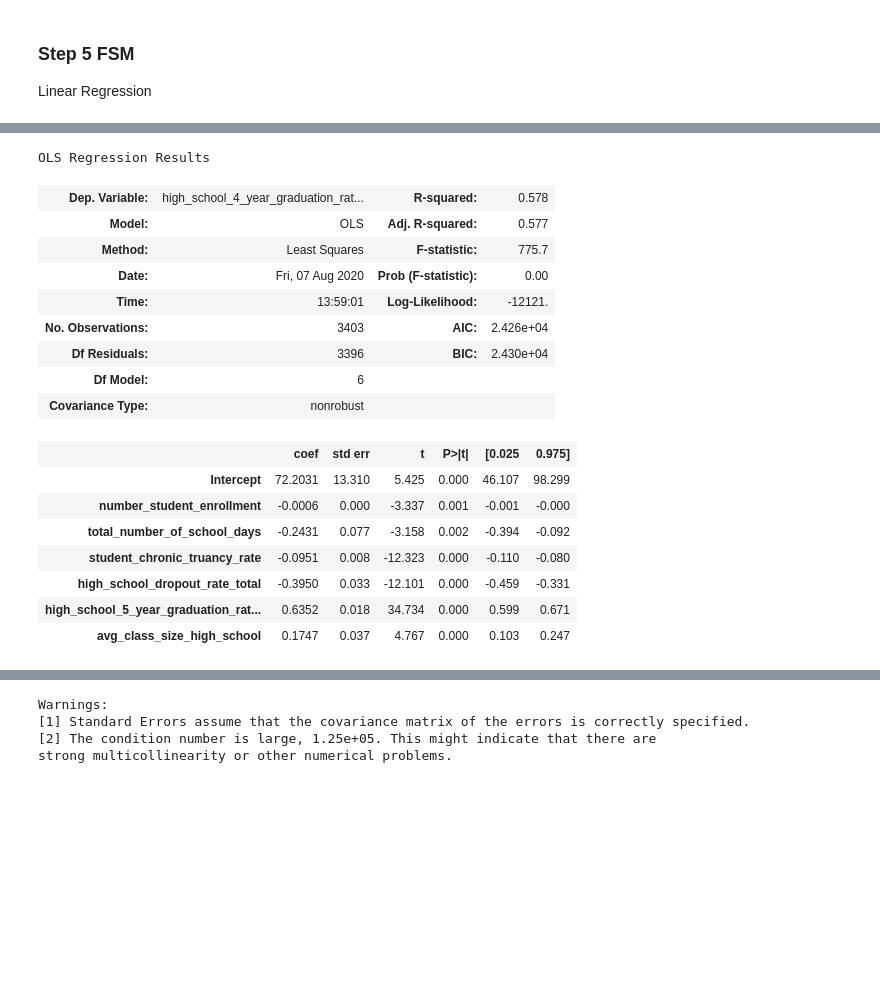
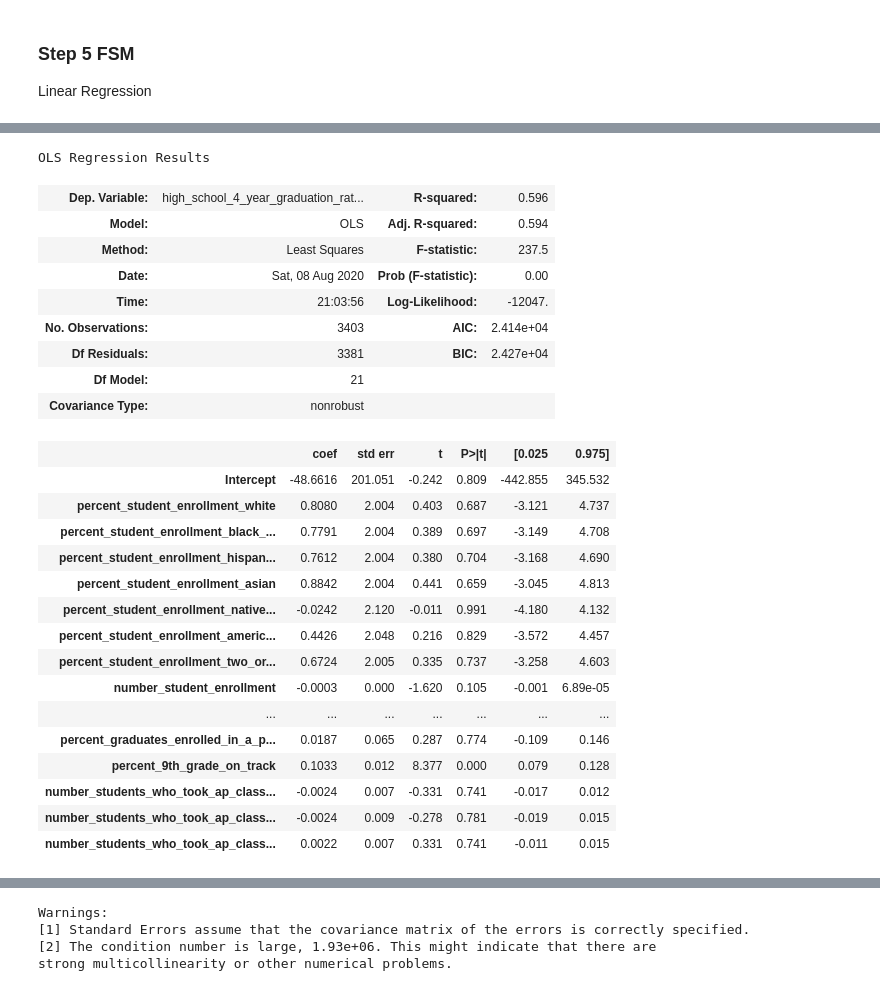
Before and after one commit to dannmorr/predicting-ibse-graduation-rate, a Jupyter notebook: notebooks/exploratory/02_eda_new_matrix.ipynb, the cells around one changed output, grey strips where cells are left out. Saved outputs shown, nothing was run; the diff lists cells and outputs as text; code cells hidden in the pictures; blank space fills up the shorter version.

```diff
--- a/notebooks/exploratory/02_eda_new_matrix.ipynb
+++ b/notebooks/exploratory/02_eda_new_matrix.ipynb
@@ -619,17 +1022,0 @@ Several of these need to be changed to floats
-# %%
-merged_df['total_number_of_school_days']= pd.to_numeric(merged_df['total_number_of_school_days'],downcast='float', errors='coerce')
-merged_df['student_chronic_truancy_rate']= pd.to_numeric(merged_df['student_chronic_truancy_rate'],downcast='float', errors='coerce')
-merged_df['high_school_dropout_rate_total']= pd.to_numeric(merged_df['high_school_dropout_rate_total'],downcast='float', errors='coerce')
-merged_df['high_school_4_year_graduation_rate_total']= pd.to_numeric(merged_df['high_school_4_year_graduation_rate_total'],downcast='float', errors='coerce')
-merged_df['high_school_5_year_graduation_rate_total']= pd.to_numeric(merged_df['high_school_5_year_graduation_rate_total'],downcast='float', errors='coerce')
-merged_df['avg_class_size_high_school']= pd.to_numeric(merged_df['avg_class_size_high_school'],downcast='float', errors='coerce')
-merged_df['pupil_teacher_ratio_high_school']= pd.to_numeric(merged_df['pupil_teacher_ratio_high_school'],downcast='float', errors='coerce')
-merged_df['teacher_avg_salary']= pd.to_numeric(merged_df['teacher_avg_salary'],downcast='float', errors='coerce')
-merged_df['teacher_retention_rate']= pd.to_numeric(merged_df['teacher_retention_rate'],downcast='float', errors='coerce')
-merged_df['principal_turnover_within_6_years']= pd.to_numeric(merged_df['principal_turnover_within_6_years'],downcast='float', errors='coerce')
-merged_df['percent_graduates_enrolled_in_a_postsecondary_institution_within_16_months']= pd.to_numeric(merged_df['percent_graduates_enrolled_in_a_postsecondary_institution_within_16_months'],downcast='float', errors='coerce')
-merged_df['percent_graduates_enrolled_in_a_postsecondary_institution_within_12_months']= pd.to_numeric(merged_df['percent_graduates_enrolled_in_a_postsecondary_institution_within_12_months'],downcast='float', errors='coerce')
-merged_df['percent_9th_grade_on_track']= pd.to_numeric(merged_df['percent_9th_grade_on_track'],downcast='float', errors='coerce')
-merged_df['number_students_who_took_ap_classes_grade_10_total']= pd.to_numeric(merged_df['number_students_who_took_ap_classes_grade_10_total'],downcast='float', errors='coerce')
-merged_df['number_students_who_took_ap_classes_grade_11_total']= pd.to_numeric(merged_df['number_students_who_took_ap_classes_grade_11_total'],downcast='float', errors='coerce')
-merged_df['number_students_who_took_ap_classes_grade_12_total']= pd.to_numeric(merged_df['number_students_who_took_ap_classes_grade_12_total'],downcast='float', errors='coerce')
@@ -718,2 +1078,2 @@ dtype: int64
 # %%
-num_features = num_features.drop(['teacher_avg_salary'], axis=1)
+merged_df = merged_df.drop(['teacher_avg_salary', 'principal_turnover_within_6_years'], axis=1)
@@ -737 +1082,17 @@ num_features.high_school_4_year_graduation_rate_total.fillna(num_features.high_s
+# %%
+nans = merged_df.loc[:, ('high_school_dropout_rate_total',
+        'high_school_4_year_graduation_rate_total',
+        'high_school_5_year_graduation_rate_total',
+        'avg_class_size_high_school',
+        'pupil_teacher_ratio_high_school',
+        'percent_graduates_enrolled_in_a_postsecondary_institution_within_16_months',
+        'percent_graduates_enrolled_in_a_postsecondary_institution_within_12_months',
+        'percent_9th_grade_on_track',
+        'teacher_retention_rate',
+        'number_students_who_took_ap_classes_grade_10_total',
+        'number_students_who_took_ap_classes_grade_11_total',
+        'number_students_who_took_ap_classes_grade_12_total')]
+
+for nan in nans:
+    merged_df[nan].fillna(merged_df[nan].mean(), inplace=True)
 # %%
@@ -814,3 +1140,5 @@ Name: high_school_4_year_graduation_rate_total, dtype: float64
+# %%
+num_features = merged_df.select_dtypes(['float64', 'int64'])
 # %%
 num_features.corr()['high_school_4_year_graduation_rate_total']
 # %% [output]
@@ -1011,26 +1258,34 @@ array([0.50760721, 0.55990322, 0.62449543])
 # %%
 outcome = 'high_school_4_year_graduation_rate_total'
-predictors = num_sm_features.drop('high_school_4_year_graduation_rate_total', axis=1)
+predictors = num_features.drop('high_school_4_year_graduation_rate_total', axis=1)
 pred_sum = '+'.join(predictors.columns)
 formula = outcome + '~' + pred_sum
 model = ols(formula=formula, data=num_features).fit()
 model.summary()
 # %% [output]
 OLS Regression Results
-| Dep. Variable: | high_school_4_year_graduation_rat... | R-squared: | 0.578 |
-| Model: | OLS | Adj. R-squared: | 0.577 |
-| Method: | Least Squares | F-statistic: | 775.7 |
-| Date: | Fri, 07 Aug 2020 | Prob (F-statistic): | 0.00 |
-| Time: | 13:59:01 | Log-Likelihood: | -12121. |
-| No. Observations: | 3403 | AIC: | 2.426e+04 |
-| Df Residuals: | 3396 | BIC: | 2.430e+04 |
-| Df Model: | 6 |  |  |
+| Dep. Variable: | high_school_4_year_graduation_rat... | R-squared: | 0.596 |
+| Model: | OLS | Adj. R-squared: | 0.594 |
+| Method: | Least Squares | F-statistic: | 237.5 |
+| Date: | Sat, 08 Aug 2020 | Prob (F-statistic): | 0.00 |
+| Time: | 21:03:56 | Log-Likelihood: | -12047. |
+| No. Observations: | 3403 | AIC: | 2.414e+04 |
+| Df Residuals: | 3381 | BIC: | 2.427e+04 |
+| Df Model: | 21 |  |  |
 | Covariance Type: | nonrobust |  |  |
 |  | coef | std err | t | P>|t| | [0.025 | 0.975] |
-| Intercept | 72.2031 | 13.310 | 5.425 | 0.000 | 46.107 | 98.299 |
-| number_student_enrollment | -0.0006 | 0.000 | -3.337 | 0.001 | -0.001 | -0.000 |
-| total_number_of_school_days | -0.2431 | 0.077 | -3.158 | 0.002 | -0.394 | -0.092 |
-| student_chronic_truancy_rate | -0.0951 | 0.008 | -12.323 | 0.000 | -0.110 | -0.080 |
-| high_school_dropout_rate_total | -0.3950 | 0.033 | -12.101 | 0.000 | -0.459 | -0.331 |
-| high_school_5_year_graduation_rat... | 0.6352 | 0.018 | 34.734 | 0.000 | 0.599 | 0.671 |
-| avg_class_size_high_school | 0.1747 | 0.037 | 4.767 | 0.000 | 0.103 | 0.247 |
+| Intercept | -48.6616 | 201.051 | -0.242 | 0.809 | -442.855 | 345.532 |
+| percent_student_enrollment_white | 0.8080 | 2.004 | 0.403 | 0.687 | -3.121 | 4.737 |
+| percent_student_enrollment_black_... | 0.7791 | 2.004 | 0.389 | 0.697 | -3.149 | 4.708 |
+| percent_student_enrollment_hispan... | 0.7612 | 2.004 | 0.380 | 0.704 | -3.168 | 4.690 |
+| percent_student_enrollment_asian | 0.8842 | 2.004 | 0.441 | 0.659 | -3.045 | 4.813 |
+| percent_student_enrollment_native... | -0.0242 | 2.120 | -0.011 | 0.991 | -4.180 | 4.132 |
+| percent_student_enrollment_americ... | 0.4426 | 2.048 | 0.216 | 0.829 | -3.572 | 4.457 |
+| percent_student_enrollment_two_or... | 0.6724 | 2.005 | 0.335 | 0.737 | -3.258 | 4.603 |
+| number_student_enrollment | -0.0003 | 0.000 | -1.620 | 0.105 | -0.001 | 6.89e-05 |
+| ... | ... | ... | ... | ... | ... | ... |
+| percent_graduates_enrolled_in_a_p... | 0.0187 | 0.065 | 0.287 | 0.774 | -0.109 | 0.146 |
+| percent_9th_grade_on_track | 0.1033 | 0.012 | 8.377 | 0.000 | 0.079 | 0.128 |
+| number_students_who_took_ap_class... | -0.0024 | 0.007 | -0.331 | 0.741 | -0.017 | 0.012 |
+| number_students_who_took_ap_class... | -0.0024 | 0.009 | -0.278 | 0.781 | -0.019 | 0.015 |
+| number_students_who_took_ap_class... | 0.0022 | 0.007 | 0.331 | 0.741 | -0.011 | 0.015 |
@@ -1041,6 +1296,6 @@ OLS Regression Results
 Warnings:
 [1] Standard Errors assume that the covariance matrix of the errors is correctly specified.
-[2] The condition number is large, 1.25e+05. This might indicate that there are
+[2] The condition number is large, 1.93e+06. This might indicate that there are
 strong multicollinearity or other numerical problems.
 # %%
 from sklearn.ensemble import RandomForestRegressor
```
Also changed, not shown: parts of 111 cells of this notebook, 12 other files.
